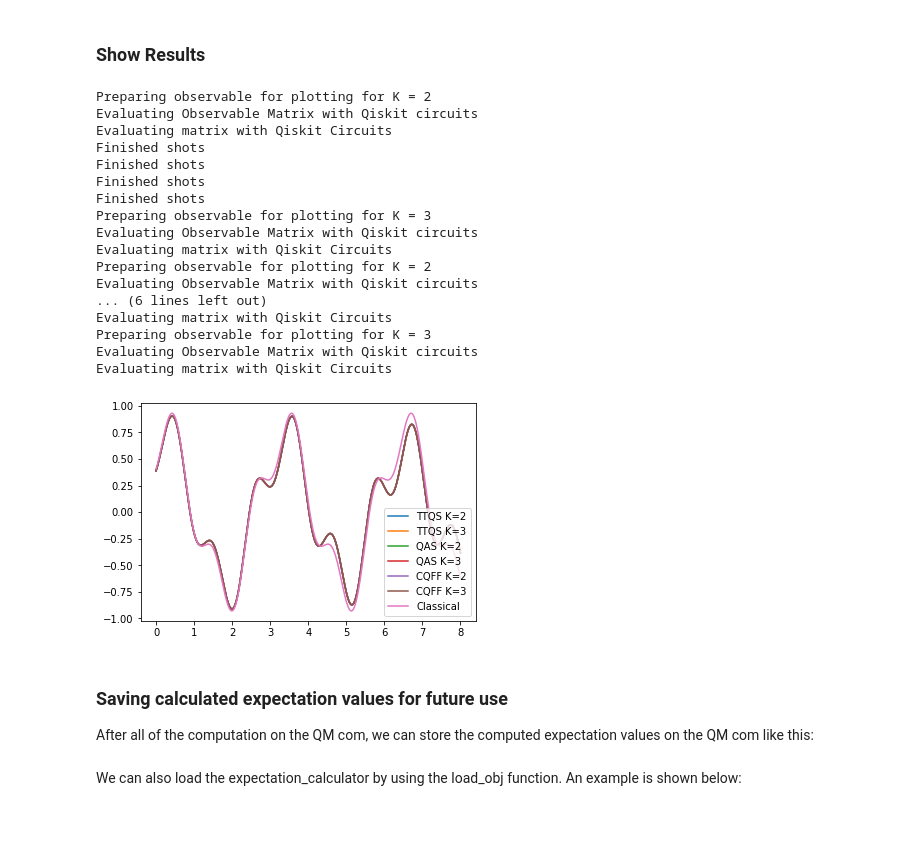
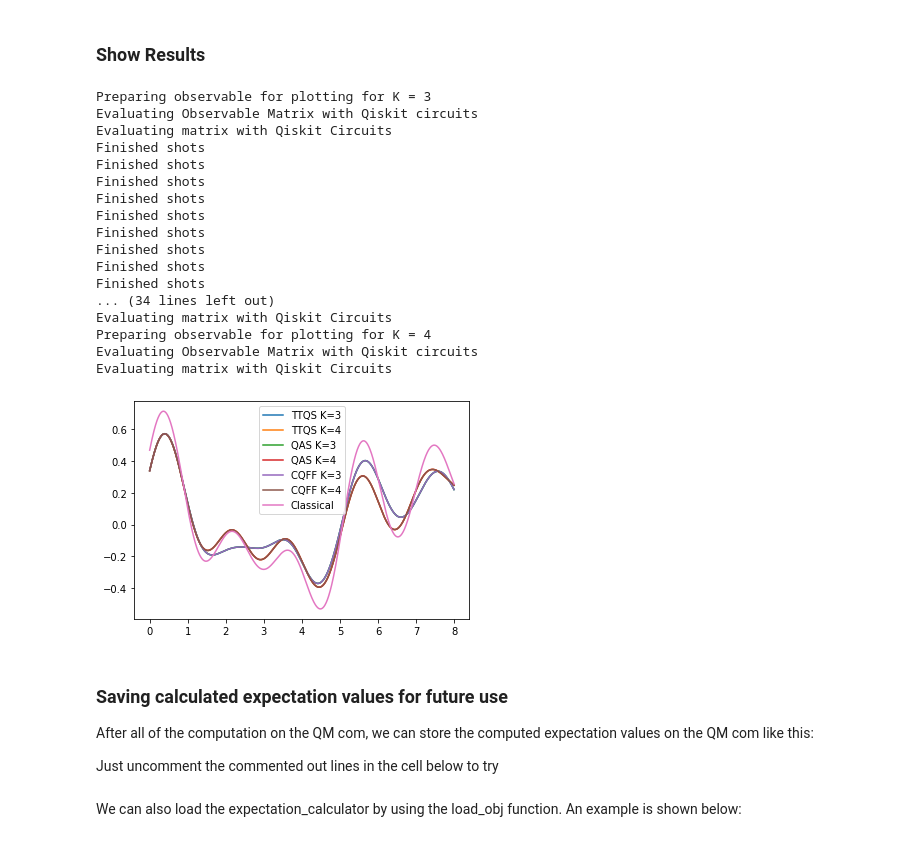
Before and after one commit to tmog123/Quantum_Assisted, a Jupyter notebook: Tutorial on how to use (Start here).ipynb, the cells around one changed output. Drawn from its saved outputs; the diff is of its cells as text; code cells hidden in the pictures.

Commit message:
Made some changes to the comments in the tutorial

```diff
--- a/Tutorial on how to use (Start here).ipynb
+++ b/Tutorial on how to use (Start here).ipynb
@@ -25,8 +25,8 @@ warnings.filterwarnings("ignore", category=DeprecationWarning)
 # %% [markdown]
 ### Set parameters for the evaluation
 # %%
-uptowhatK = 3
-num_qubits = 2
+uptowhatK = 4
+num_qubits = 3
 endtime = 8
 num_steps = 1001
 # %% [markdown]
@@ -37,8 +37,8 @@ This initial state is basically $|\psi>$ in Definition 1 in https://arxiv.org/ab
 #create initial state
 initial_state = acp.Initialstate(num_qubits, "efficient_SU2", 123, 5)
 #define Hamiltonian
-# hamiltonian = hcp.transverse_ising_model_1d(num_qubits)
-hamiltonian = hcp.heisenberg_xyz_model(num_qubits)
+hamiltonian = hcp.transverse_ising_model_1d(num_qubits)
+# hamiltonian = hcp.heisenberg_xyz_model(num_qubits)
 
 #We can define arbitrary Hamiltonians
 #EXAMPLE: If we have a 4 qubit system and I want to implement the hamiltonian H = 0.6*(XXII) + 0.4*(XZIY), the hamiltonian will be generated with this:
@@ -357,57 +355,59 @@ cS_instance.evaluate()
 # %%
 #Observable we want to plot
 times = QAS_instance.get_times()
-observable = hcp.generate_arbitary_observable(num_qubits, [1], ["30"])
+observable = hcp.generate_arbitary_observable(num_qubits, [1], ["3" + (num_qubits - 1) * "0"])
 # %% [markdown]
 ### Show Results
 # %%
 #What Ks we want to plot
-whatK = [2,3]
+whatK = [3,4]
 
 #Here, we can either evaluate the O matrix classically, or with qiskit circuits
 
 #Plotting results for TTQS
 # plotp.QS_plotter_forobservable(num_qubits,finalresultsTTQS,times,whatK,'TTQS',observable,initial_state, evalmethod = "matrix_multiplication")
 plotp.QS_plotter_forobservable(num_qubits,finalresultsTTQS,times,whatK,'TTQS',observable,initial_state, evalmethod = "qiskit_circuits", expectation_calculator = expectation_calculator)
 
 #Plotting results for QAS
 # plotp.QS_plotter_forobservable(num_qubits,finalresultsQAS,times,whatK,'QAS',observable,initial_state, evalmethod = "matrix_multiplication")
 plotp.QS_plotter_forobservable(num_qubits,finalresultsTTQS,times,whatK,'QAS',observable,initial_state, evalmethod = "qiskit_circuits", expectation_calculator = expectation_calculator)
 
 #Plotting results for CQFF
 # plotp.QS_plotter_forobservable(num_qubits,finalresultsCQFF,times,whatK,'CQFF',observable,initial_state, evalmethod = "matrix_multiplication")
 plotp.QS_plotter_forobservable(num_qubits,finalresultsTTQS,times,whatK,'CQFF',observable,initial_state, evalmethod = "qiskit_circuits", expectation_calculator = expectation_calculator)
 
 #Plotting classical result
 observablematrix = observable.to_matrixform()
 classicalresult = cS_instance.get_expectations_observables(observablematrix)
 plotp.CS_plotter_forobservable(times,classicalresult)
 
 #Show plot
 plotp.show_plot()
 # %% [output]
-Preparing observable for plotting for K = 2
+Preparing observable for plotting for K = 3
 Evaluating Observable Matrix with Qiskit circuits
 Evaluating matrix with Qiskit Circuits
 Finished shots
 Finished shots
 Finished shots
 Finished shots
-Preparing observable for plotting for K = 3
+Finished shots
+Finished shots
+Finished shots
+Finished shots
+Finished shots
+... (34 lines left out)
+Evaluating matrix with Qiskit Circuits
+Preparing observable for plotting for K = 4
 Evaluating Observable Matrix with Qiskit circuits
 Evaluating matrix with Qiskit Circuits
-Preparing observable for plotting for K = 2
-Evaluating Observable Matrix with Qiskit circuits
-... (6 lines left out)
-Evaluating matrix with Qiskit Circuits
-Preparing observable for plotting for K = 3
-Evaluating Observable Matrix with Qiskit circuits
-Evaluating matrix with Qiskit Circuits
-[figure, old version]
+[figure, new version]
 # %% [markdown]
 ### Saving calculated expectation values for future use
 
 After all of the computation on the QM com, we can store the computed expectation values on the QM com like this:
+
+Just uncomment the commented out lines in the cell below to try
 # %%
 import os
 from datetime import datetime
```
Also changed, not shown: parts of 5 cells of this notebook.
